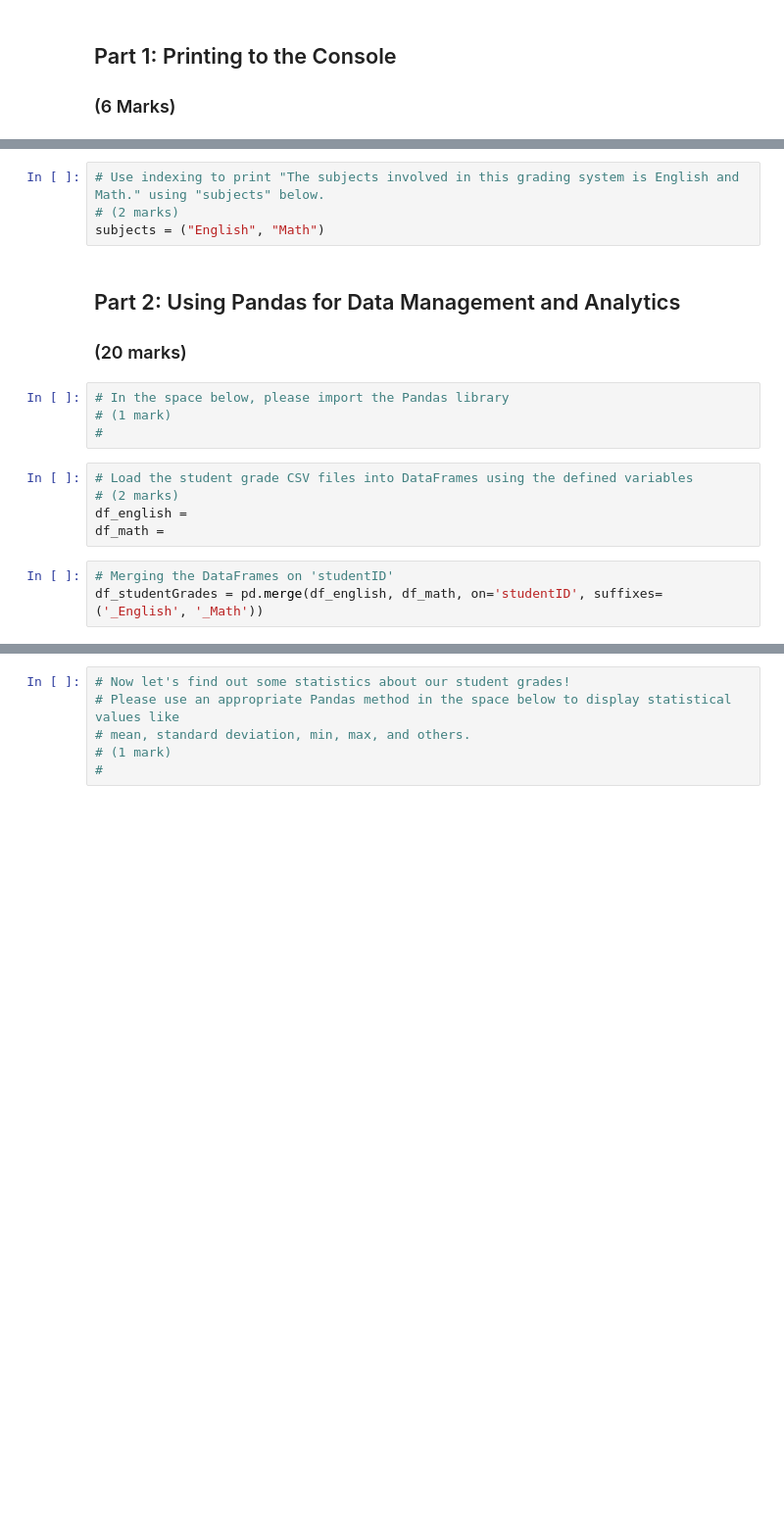
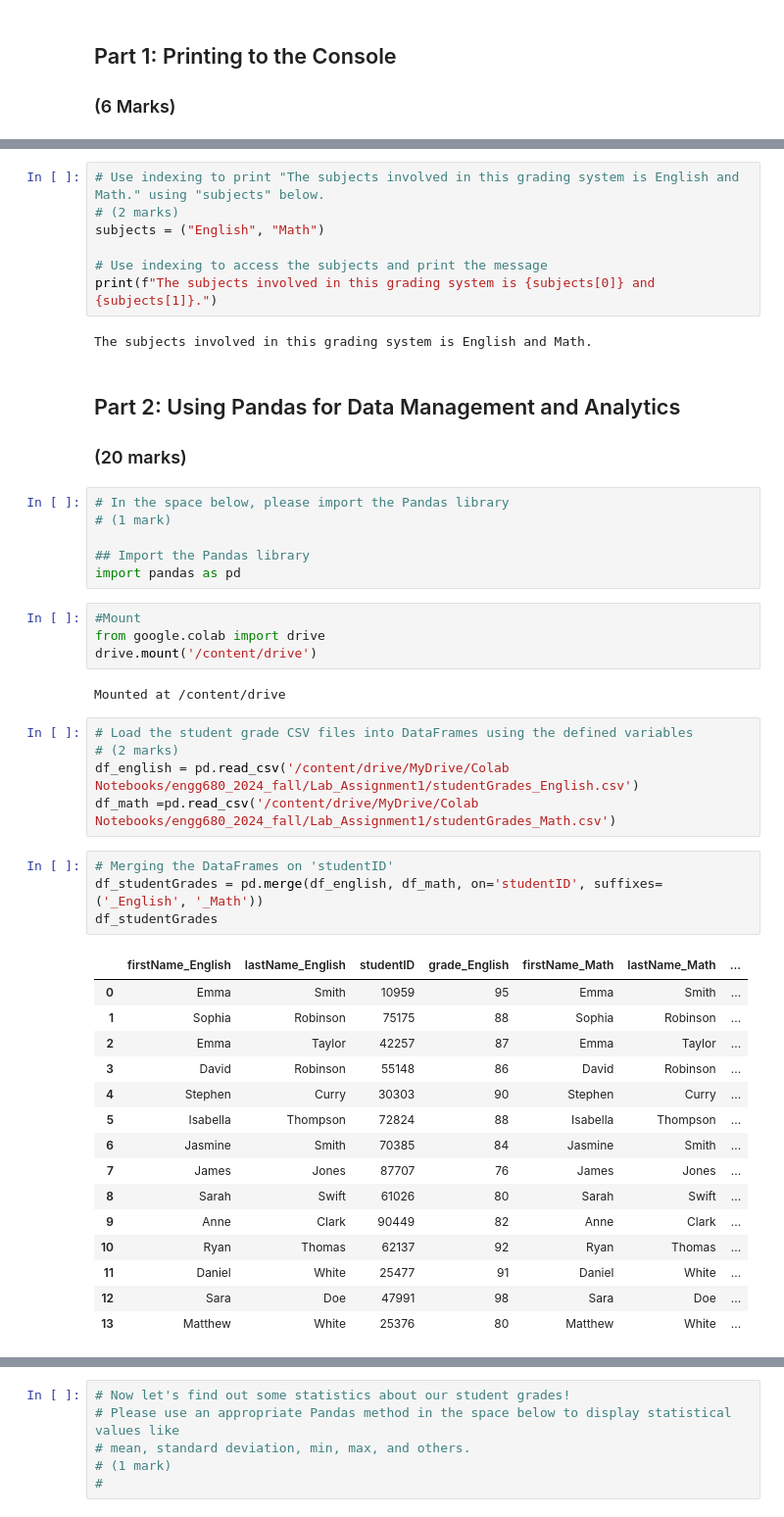
Before and after one commit to hanifbhuian/hanifbhuian.github.io, a Jupyter notebook: Lab_Assignment1/StudentGradeManagementSystem.ipynb, the cells around one changed output, grey strips where cells are left out. Shown at 98% size. Saved outputs shown, nothing was run; the diff lists cells and outputs as text; blank space fills up the shorter version.

Commit message:
Lab_Assignment1 folder creation and files uploaded

```diff
--- a/Lab_Assignment1/StudentGradeManagementSystem.ipynb
+++ b/Lab_Assignment1/StudentGradeManagementSystem.ipynb
@@ -32,21 +38,51 @@ intake_semester = "" #"Fall" or "Winter"
 # Use indexing to print "The subjects involved in this grading system is English and Math." using "subjects" below.
 # (2 marks)
 subjects = ("English", "Math")
+
+# Use indexing to access the subjects and print the message
+print(f"The subjects involved in this grading system is {subjects[0]} and {subjects[1]}.")
+# %% [output]
+The subjects involved in this grading system is English and Math.
 # %% [markdown]
 ## Part 2: Using Pandas for Data Management and Analytics
 ### (20 marks)
 # %%
 # In the space below, please import the Pandas library
 # (1 mark)
-#
+
+## Import the Pandas library
+import pandas as pd
+# %%
+#Mount
+from google.colab import drive
+drive.mount('/content/drive')
+# %% [output]
+Mounted at /content/drive
 # %%
 # Load the student grade CSV files into DataFrames using the defined variables
 # (2 marks)
-df_english =
-df_math =
+df_english = pd.read_csv('/content/drive/MyDrive/Colab Notebooks/engg680_2024_fall/Lab_Assignment1/studentGrades_English.csv')
+df_math =pd.read_csv('/content/drive/MyDrive/Colab Notebooks/engg680_2024_fall/Lab_Assignment1/studentGrades_Math.csv')
 # %%
 # Merging the DataFrames on 'studentID'
 df_studentGrades = pd.merge(df_english, df_math, on='studentID', suffixes=('_English', '_Math'))
+df_studentGrades
+# %% [output]
+|  | firstName_English | lastName_English | studentID | grade_English | firstName_Math | lastName_Math | ... |
+| 0 | Emma | Smith | 10959 | 95 | Emma | Smith | ... |
+| 1 | Sophia | Robinson | 75175 | 88 | Sophia | Robinson | ... |
+| 2 | Emma | Taylor | 42257 | 87 | Emma | Taylor | ... |
+| 3 | David | Robinson | 55148 | 86 | David | Robinson | ... |
+| 4 | Stephen | Curry | 30303 | 90 | Stephen | Curry | ... |
+| 5 | Isabella | Thompson | 72824 | 88 | Isabella | Thompson | ... |
+| 6 | Jasmine | Smith | 70385 | 84 | Jasmine | Smith | ... |
+| 7 | James | Jones | 87707 | 76 | James | Jones | ... |
+| 8 | Sarah | Swift | 61026 | 80 | Sarah | Swift | ... |
+| 9 | Anne | Clark | 90449 | 82 | Anne | Clark | ... |
+| 10 | Ryan | Thomas | 62137 | 92 | Ryan | Thomas | ... |
+| 11 | Daniel | White | 25477 | 91 | Daniel | White | ... |
+| 12 | Sara | Doe | 47991 | 98 | Sara | Doe | ... |
+| 13 | Matthew | White | 25376 | 80 | Matthew | White | ... |
 # %%
 # Take a look at the data contained in the csv files. Why is studentID chosen as the key?
 # (1 mark)
```
Also changed, not shown: parts of 9 cells of this notebook.
